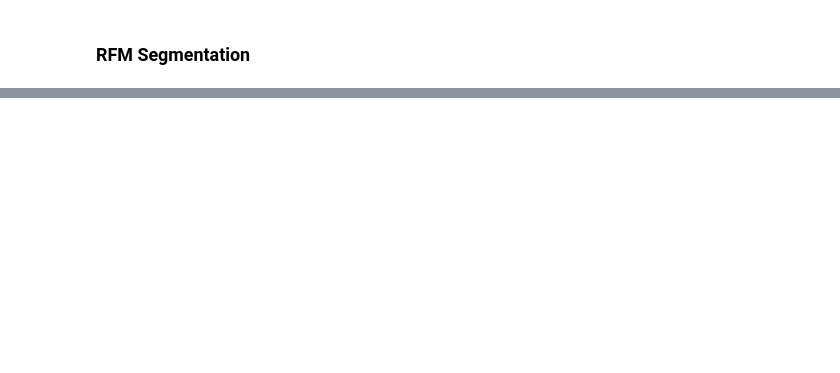
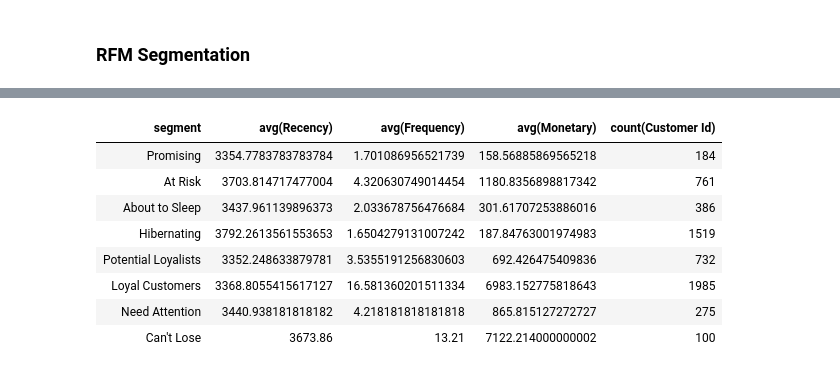
Before and after one commit to jarviscanada/jarvis_data_eng_shawn, a Jupyter notebook: spark/notebook/Retail Data Analytics with PySpark.ipynb, the cells around one changed output, grey strips where cells are left out. Cells and saved outputs as stored; diff of their text form; code cells hidden in the pictures; blank space fills up the shorter version.

```diff
--- a/spark/notebook/Retail Data Analytics with PySpark.ipynb
+++ b/spark/notebook/Retail Data Analytics with PySpark.ipynb
@@ -258,0 +351,14 @@ display(rfm_df.orderBy('Customer Id').take(20))
+# %%
+# show final chart
+rfm_chart = rfm_table.groupBy('segment').agg(mean('Recency'), mean('Frequency'), mean('Monetary'), count('Customer Id'))
+display(rfm_chart)
+# %% [output]
+| segment | avg(Recency) | avg(Frequency) | avg(Monetary) | count(Customer Id) |
+| Promising | 3354.7783783783784 | 1.701086956521739 | 158.56885869565218 | 184 |
+| At Risk | 3703.814717477004 | 4.320630749014454 | 1180.8356898817342 | 761 |
+| About to Sleep | 3437.961139896373 | 2.033678756476684 | 301.61707253886016 | 386 |
+| Hibernating | 3792.2613561553653 | 1.6504279131007242 | 187.84763001974983 | 1519 |
+| Potential Loyalists | 3352.248633879781 | 3.5355191256830603 | 692.426475409836 | 732 |
+| Loyal Customers | 3368.8055415617127 | 16.581360201511334 | 6983.152775818643 | 1985 |
+| Need Attention | 3440.938181818182 | 4.218181818181818 | 865.815127272727 | 275 |
+| Can't Lose | 3673.86 | 13.21 | 7122.214000000002 | 100 |
```
Also changed, not shown: parts of 3 cells of this notebook.
